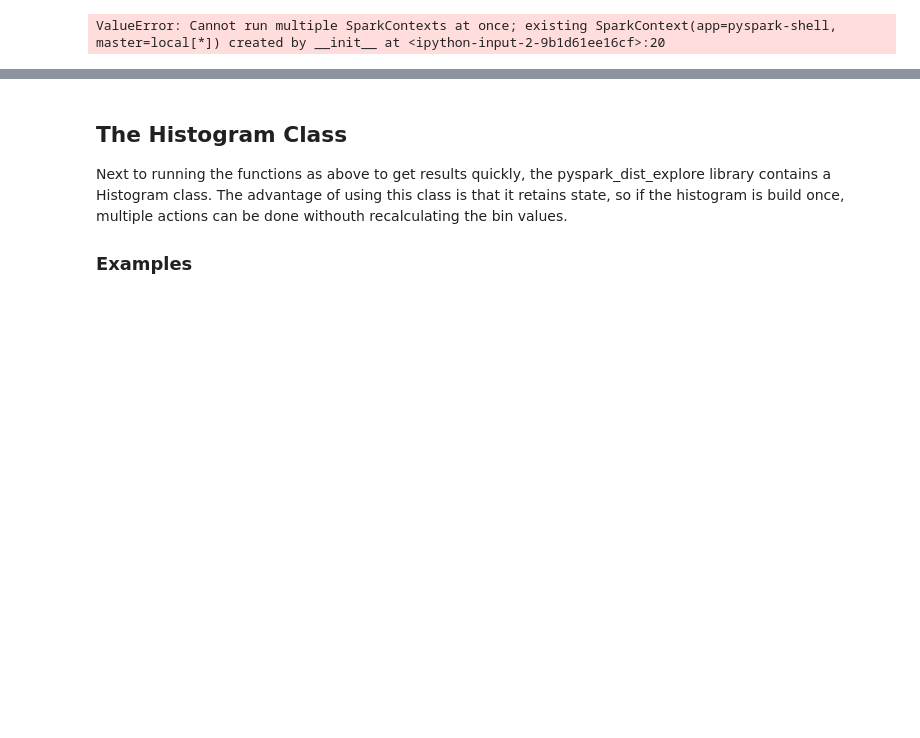
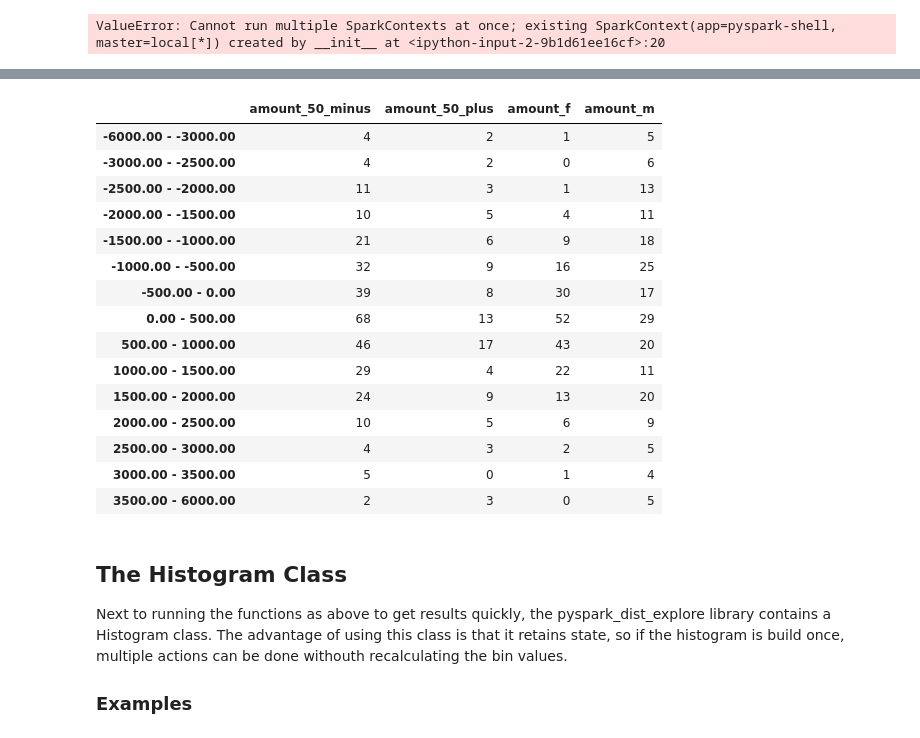
Before and after one commit to Bergvca/pyspark_dist_explore, a Jupyter notebook: docs/README.ipynb, the cells around one changed output, grey strips where cells are left out. Drawn from its saved outputs; the diff is of its cells as text; code cells hidden in the pictures; blank space fills up the shorter version.

```diff
--- a/docs/README.ipynb
+++ b/docs/README.ipynb
@@ -128,11 +129,33 @@ _ = axes[1, 1].legend()
 # %%
- # Convert Histograms of the 4 datasets to a pandas dataframe
+# Convert Histograms of the 4 datasets to a pandas dataframe
+
+# Put the outliers in seperate bins:
+bins = [-6000, -3000] + [bin_range for bin_range in range(-2500, 4000, 500)] + [6000]
+
+
 compare_all_df = pandas_histogram([filtered_by_gender_m,
                                     filtered_by_gender_f,
                                     filtered_by_age_50_plus,
                                     filtered_by_age_50_minus],
-                                   bins=20, range=(-4000, 4000))
+                                   bins=bins, range=(-4000, 4000))
 display(compare_all_df)
+# %% [output]
+|  | amount_50_minus | amount_50_plus | amount_f | amount_m |
+| -6000.00 - -3000.00 | 4 | 2 | 1 | 5 |
+| -3000.00 - -2500.00 | 4 | 2 | 0 | 6 |
+| -2500.00 - -2000.00 | 11 | 3 | 1 | 13 |
+| -2000.00 - -1500.00 | 10 | 5 | 4 | 11 |
+| -1500.00 - -1000.00 | 21 | 6 | 9 | 18 |
+| -1000.00 - -500.00 | 32 | 9 | 16 | 25 |
+| -500.00 - 0.00 | 39 | 8 | 30 | 17 |
+| 0.00 - 500.00 | 68 | 13 | 52 | 29 |
+| 500.00 - 1000.00 | 46 | 17 | 43 | 20 |
+| 1000.00 - 1500.00 | 29 | 4 | 22 | 11 |
+| 1500.00 - 2000.00 | 24 | 9 | 13 | 20 |
+| 2000.00 - 2500.00 | 10 | 5 | 6 | 9 |
+| 2500.00 - 3000.00 | 4 | 3 | 2 | 5 |
+| 3000.00 - 3500.00 | 5 | 0 | 1 | 4 |
+| 3500.00 - 6000.00 | 2 | 3 | 0 | 5 |
 # %% [markdown]
 ## The Histogram Class
 
```
Also changed, not shown: parts of 7 cells of this notebook, 2 other files.
